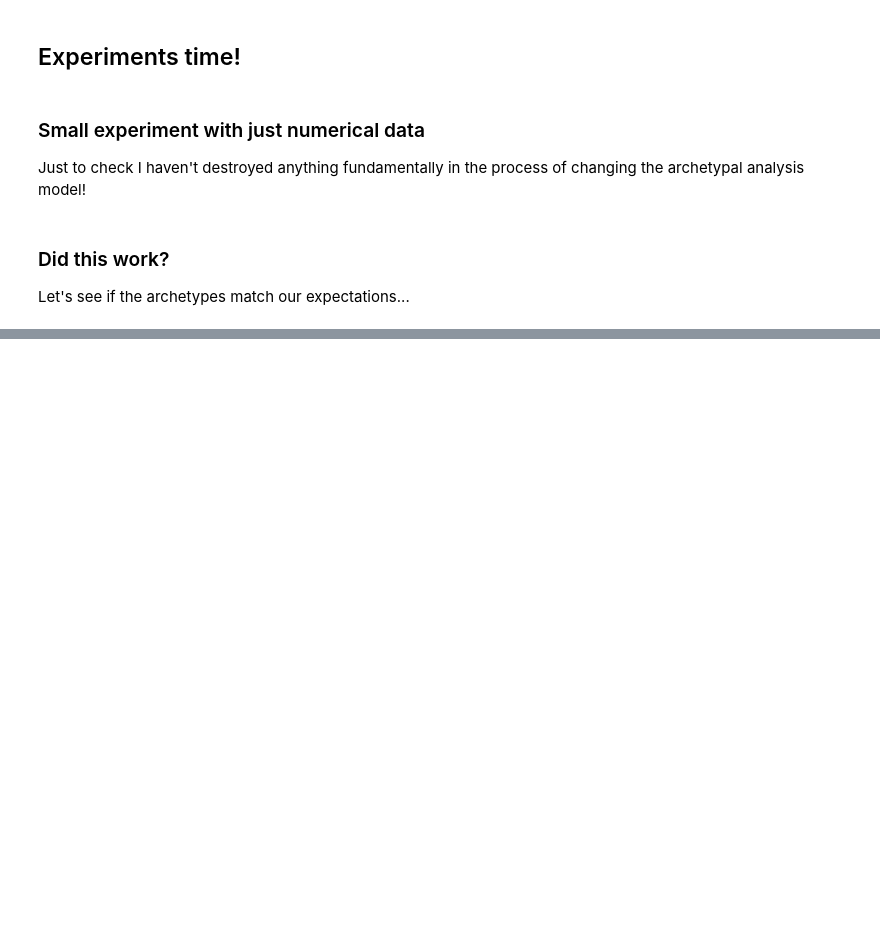
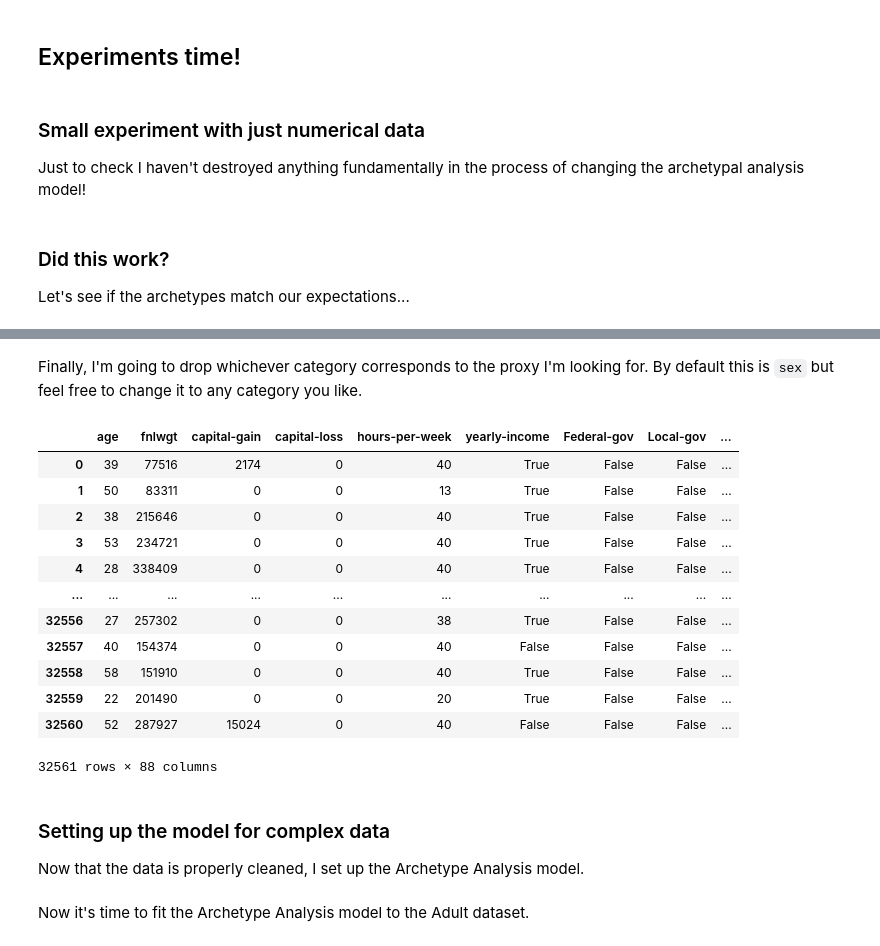
Before and after one commit to vikramsondergaard/archetypes, a Jupyter notebook: Generalised Archetype Analysis.ipynb, the cells around one changed output, grey strips where cells are left out. Saved outputs shown, nothing was run; the diff lists cells and outputs as text; code cells hidden in the pictures; blank space fills up the shorter version.

Commit message:
first round of experiments complete

```diff
--- a/Generalised Archetype Analysis.ipynb
+++ b/Generalised Archetype Analysis.ipynb
@@ -551,0 +444,4 @@ TypeError: Feature names are only supported if all input features have string na
+# %%
+names = np.array(['age', 'workclass', 'fnlwgt', 'education', 'education-num', 'marital-status', 'occupation', 'relationship', 'race', 'sex', 'capital-gain', 'capital-loss', 'hours-per-week', 'native-country', 'yearly-income'])
+adult_data = pd.read_csv(path_to_data, names=names, index_col=False)
+adult_data
@@ -551,0 +466,11 @@ TypeError: Feature names are only supported if all input features have string na
+# %%
+# All the numeric data in the Adult data set
+real_data = ['age', 'fnlwgt', 'capital-gain', 'capital-loss', 'hours-per-week']
+# All the boolean data in the Adult data set
+bool_data = ['sex', 'yearly-income']
+# All the categorical data in the Adult data set
+cat_data = ['workclass', 'marital-status', 'occupation', 'relationship', 'race', 'native-country']
+# All the ordinal data in the Adult data set
+ord_data = ['education-num']
+# The order of the education field of the data
+education_order = ['Preschool', '1st-4th', '5th-6th', '7th-8th', '9th', '10th', '11th', '12th', 'HS-grad', 'Prof-school', 'Assoc-acdm', 'Assoc-voc', 'Some-college', 'Bachelors', 'Masters', 'Doctorate']
@@ -551,0 +481,5 @@ TypeError: Feature names are only supported if all input features have string na
+# %%
+# A correspondence from categorical variables to their values will be useful after we get our archetypes
+cat_vars = dict()
+for cat in cat_data:
+    cat_vars[cat] = np.unique(adult_data[cat])
@@ -551,0 +488,9 @@ TypeError: Feature names are only supported if all input features have string na
+# %%
+# Replace boolean data with 'True'/'False'
+for b in bool_data:
+    vals = np.unique(adult_data[b])
+    true_val = vals[0]
+    false_val = vals[1]
+    print('Correlation for Boolean category', b)
+    print(f'{true_val} -> True, {false_val} -> False')
+    adult_data[b] = adult_data[b] == true_val
@@ -551,0 +561,27 @@ TypeError: Feature names are only supported if all input features have string na
+# %% [markdown]
+Finally, I'm going to drop whichever category corresponds to the proxy I'm looking for. By default this is `sex` but feel free to change it to any category you like.
+# %%
+# It seems ready to go!
+# First need to drop the category I want to find as a proxy
+cat_to_drop = 'sex' # change this to explore other protected categories!
+adult_data = adult_data.drop(cat_to_drop, axis=1)
+bool_data.remove(cat_to_drop)
+adult_data
+# %% [output]
+|  | age | fnlwgt | capital-gain | capital-loss | hours-per-week | yearly-income | Federal-gov | Local-gov | ... |
+| 0 | 39 | 77516 | 2174 | 0 | 40 | True | False | False | ... |
+| 1 | 50 | 83311 | 0 | 0 | 13 | True | False | False | ... |
+| 2 | 38 | 215646 | 0 | 0 | 40 | True | False | False | ... |
+| 3 | 53 | 234721 | 0 | 0 | 40 | True | False | False | ... |
+| 4 | 28 | 338409 | 0 | 0 | 40 | True | False | False | ... |
+| ... | ... | ... | ... | ... | ... | ... | ... | ... | ... |
+| 32556 | 27 | 257302 | 0 | 0 | 38 | True | False | False | ... |
+| 32557 | 40 | 154374 | 0 | 0 | 40 | False | False | False | ... |
+| 32558 | 58 | 151910 | 0 | 0 | 40 | True | False | False | ... |
+| 32559 | 22 | 201490 | 0 | 0 | 20 | True | False | False | ... |
+| 32560 | 52 | 287927 | 15024 | 0 | 40 | False | False | False | ... |
+32561 rows × 88 columns
+# %% [markdown]
+### Setting up the model for complex data
+
+Now that the data is properly cleaned, I set up the Archetype Analysis model.
@@ -551,0 +594,2 @@ TypeError: Feature names are only supported if all input features have string na
+# %% [markdown]
+Now it's time to fit the Archetype Analysis model to the Adult dataset.
```
Also changed, not shown: parts of 50 cells of this notebook.
